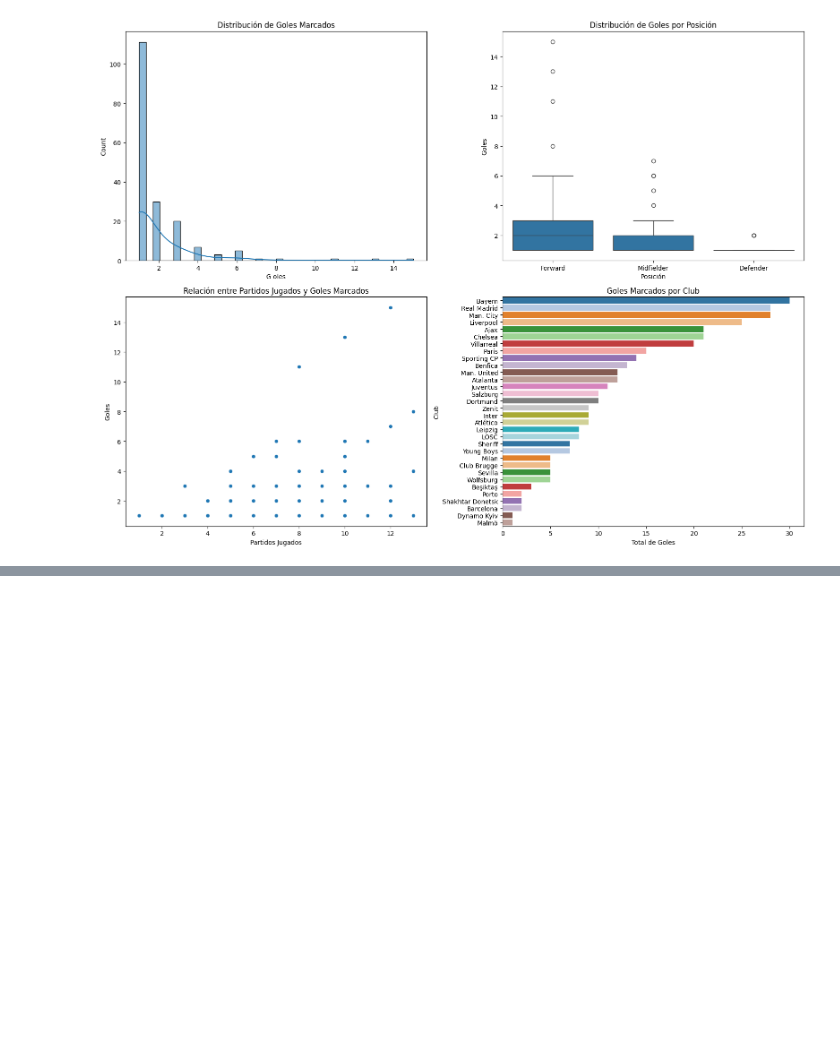
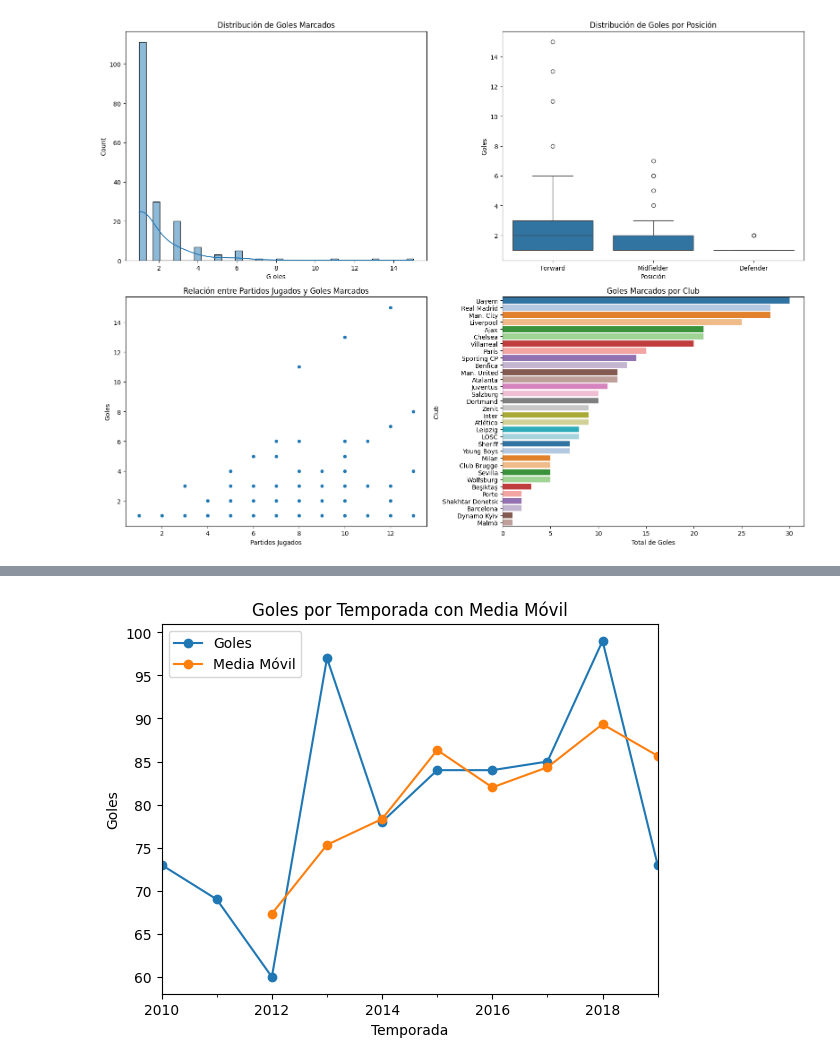
Before and after one commit to danielbolanosuax/GolesUEFA2022, a Jupyter notebook: UEFA.ipynb, the cells around one changed output, grey strips where cells are left out. Cells and saved outputs as stored; diff of their text form; code cells hidden in the pictures; blank space fills up the shorter version.

```diff
--- a/UEFA.ipynb
+++ b/UEFA.ipynb
@@ -219,0 +290,12 @@ Passing `palette` without assigning `hue` is deprecated and will be removed in v
+# %%
+# Calculando medias móviles con una ventana de 3 temporadas
+datos_simulados['Media_Movil'] = datos_simulados['Goles'].rolling(window=3).mean()
+
+# Visualizando los datos con medias móviles
+datos_simulados[['Goles', 'Media_Movil']].plot(title='Goles por Temporada con Media Móvil', marker='o')
+plt.xlabel('Temporada')
+plt.ylabel('Goles')
+plt.legend(['Goles', 'Media Móvil'])
+plt.show()
+# %% [output]
+[figure, added]
```
Also changed, not shown: parts of 5 cells of this notebook.
